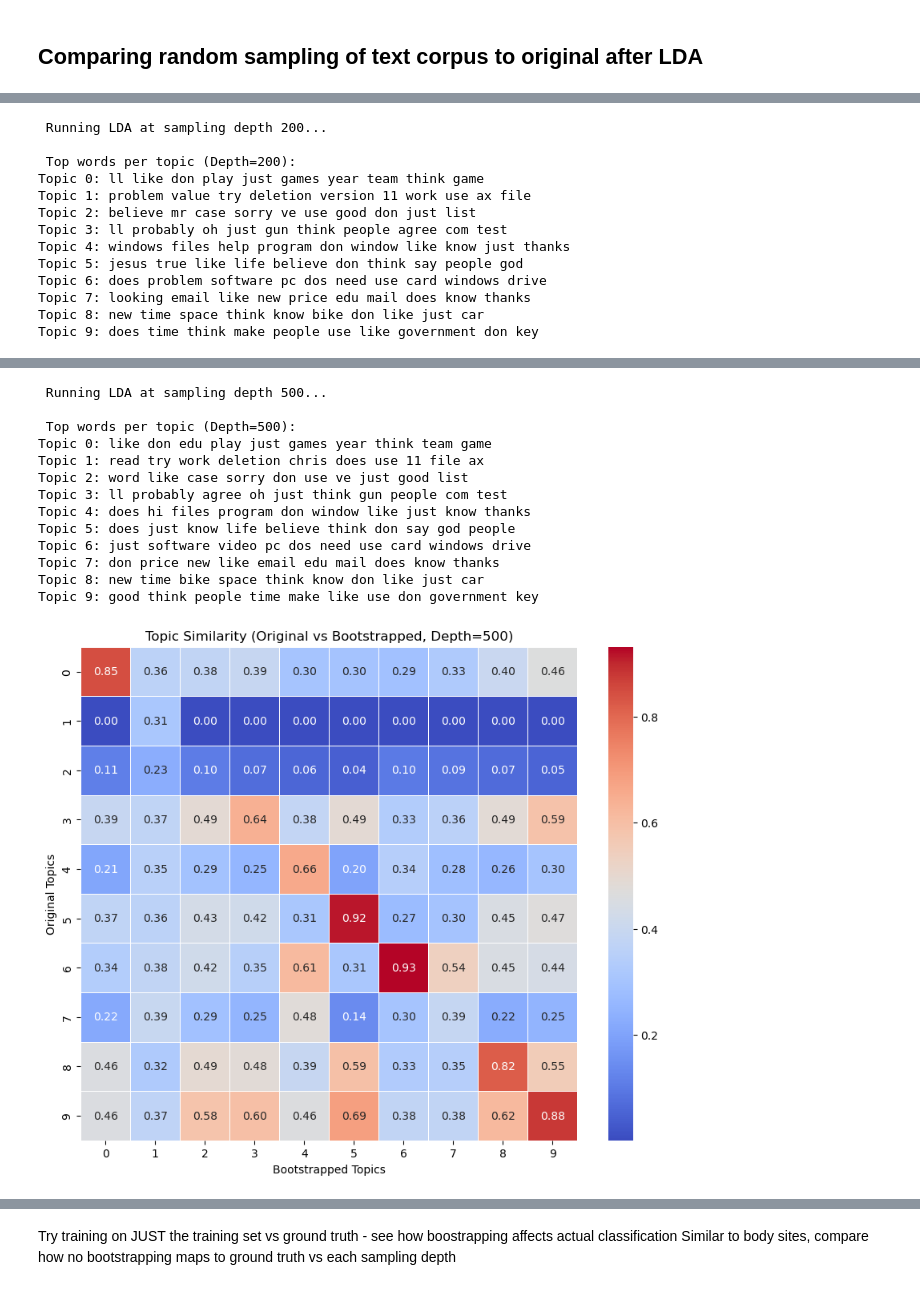
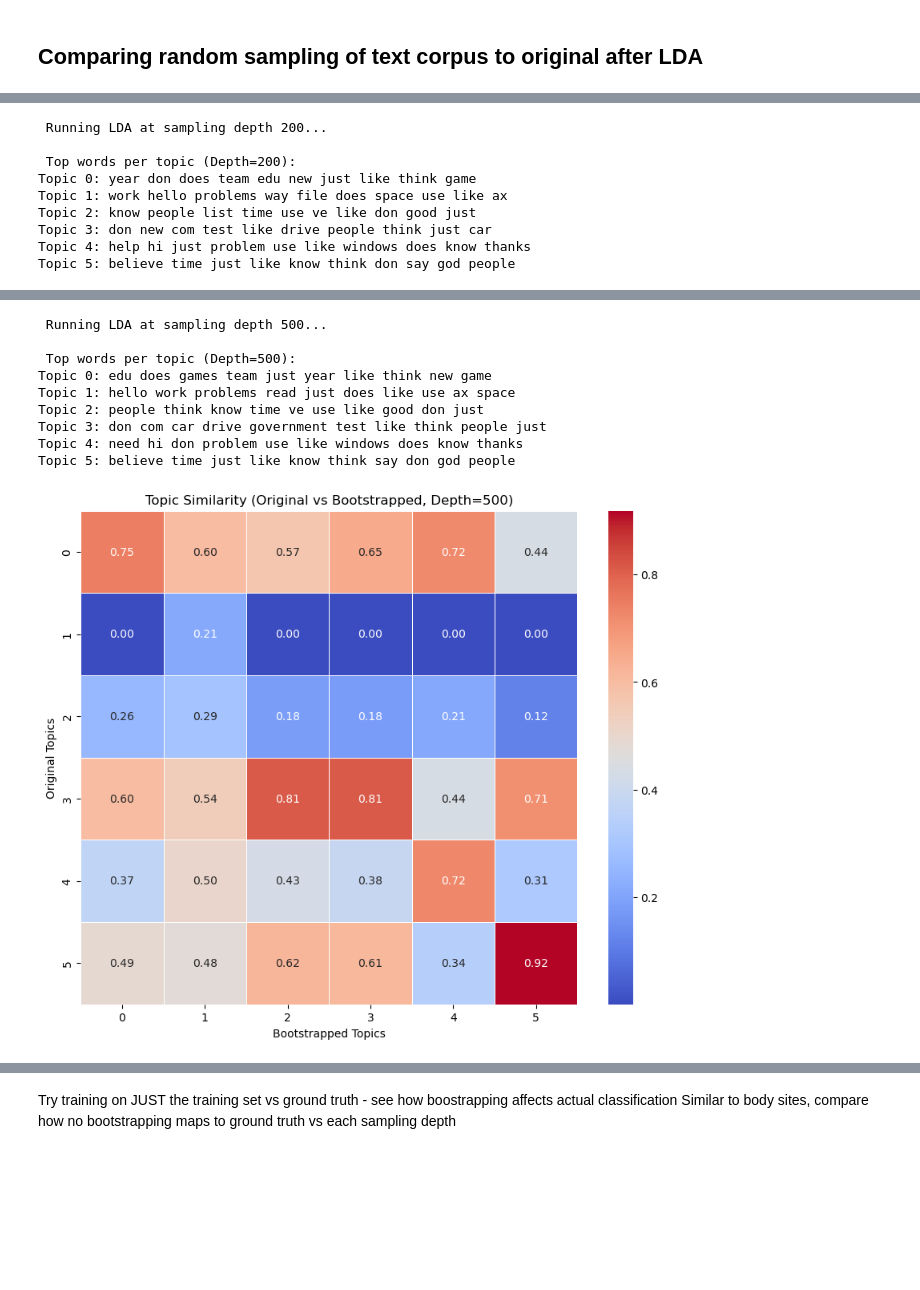
Before and after one commit to hurwitzlab/metag_topic_modeling, a Jupyter notebook: Random_Text_Sample.ipynb, the cells around one changed output, grey strips where cells are left out. Cells and saved outputs as stored; diff of their text form; code cells hidden in the pictures; blank space fills up the shorter version.

```diff
--- a/Random_Text_Sample.ipynb
+++ b/Random_Text_Sample.ipynb
@@ -50,6 +80,6 @@ def resample_documents(word_counts, depth=100, return_labels=False):
 # %%
 # run LDA on the original dataset
-num_topics = 10
+num_topics = 6
 lda_original = LatentDirichletAllocation(n_components=num_topics, random_state=42)
 lda_original.fit(word_counts)
 original_topic_distributions = lda_original.components_ / lda_original.components_.sum(axis=1, keepdims=True)
@@ -58,6 +88,6 @@ original_topic_distributions = lda_original.components_ / lda_original.component
 vocab = np.array(vectorizer.get_feature_names_out())
 
 for topic_idx, topic in enumerate(lda_original.components_):
-    top_words = vocab[np.argsort(topic)[-10:]]  # Top 10 words
+    top_words = vocab[np.argsort(topic)[-10:]]
     print(f"Topic {topic_idx}: {' '.join(top_words)}")
 # %% [output]
@@ -74,7 +100,7 @@ Topic 9: make know key use just like think government don people
 # %%
 # run LDA on each depth
 sampling_depths = [50, 100, 200, 500]
-num_topics = 10
+num_topics = 6
 
 for depth in sampling_depths:
     print(f"\n Running LDA at sampling depth {depth}...")
@@ -91,7 +117,7 @@ for depth in sampling_depths:
     # top words per topic
     print(f"\n Top words per topic (Depth={depth}):")
     for topic_idx, topic in enumerate(lda_bootstrap.components_):
-        top_words = [vocab[i] for i in topic.argsort()[-10:]]  # Get top 10 words
+        top_words = [vocab[i] for i in topic.argsort()[-10:]]
         print(f"Topic {topic_idx}: {' '.join(top_words)}")
 
     # compute cosine similarity between topics
@@ -175,13 +193,9 @@ Topic 9: time good does think government make don use like key
  Running LDA at sampling depth 200...
 
  Top words per topic (Depth=200):
-Topic 0: ll like don play just games year team think game
-Topic 1: problem value try deletion version 11 work use ax file
-Topic 2: believe mr case sorry ve use good don just list
-Topic 3: ll probably oh just gun think people agree com test
-Topic 4: windows files help program don window like know just thanks
-Topic 5: jesus true like life believe don think say people god
-Topic 6: does problem software pc dos need use card windows drive
-Topic 7: looking email like new price edu mail does know thanks
-Topic 8: new time space think know bike don like just car
-Topic 9: does time think make people use like government don key
+Topic 0: year don does team edu new just like think game
+Topic 1: work hello problems way file does space use like ax
+Topic 2: know people list time use ve like don good just
+Topic 3: don new com test like drive people think just car
+Topic 4: help hi just problem use like windows does know thanks
+Topic 5: believe time just like know think don say god people
@@ -190,14 +204,10 @@ Topic 9: does time think make people use like government don key
  Running LDA at sampling depth 500...
 
  Top words per topic (Depth=500):
-Topic 0: like don edu play just games year think team game
-Topic 1: read try work deletion chris does use 11 file ax
-Topic 2: word like case sorry don use ve just good list
-Topic 3: ll probably agree oh just think gun people com test
-Topic 4: does hi files program don window like just know thanks
-Topic 5: does just know life believe think don say god people
-Topic 6: just software video pc dos need use card windows drive
-Topic 7: don price new like email edu mail does know thanks
-Topic 8: new time bike space think know don like just car
-Topic 9: good think people time make like use don government key
+Topic 0: edu does games team just year like think new game
+Topic 1: hello work problems read just does like use ax space
+Topic 2: people think know time ve use like good don just
+Topic 3: don com car drive government test like think people just
+Topic 4: need hi don problem use like windows does know thanks
+Topic 5: believe time just like know think say don god people
-[figure, old version]
+[figure, new version]
```
Also changed, not shown: parts of 4 cells of this notebook.
